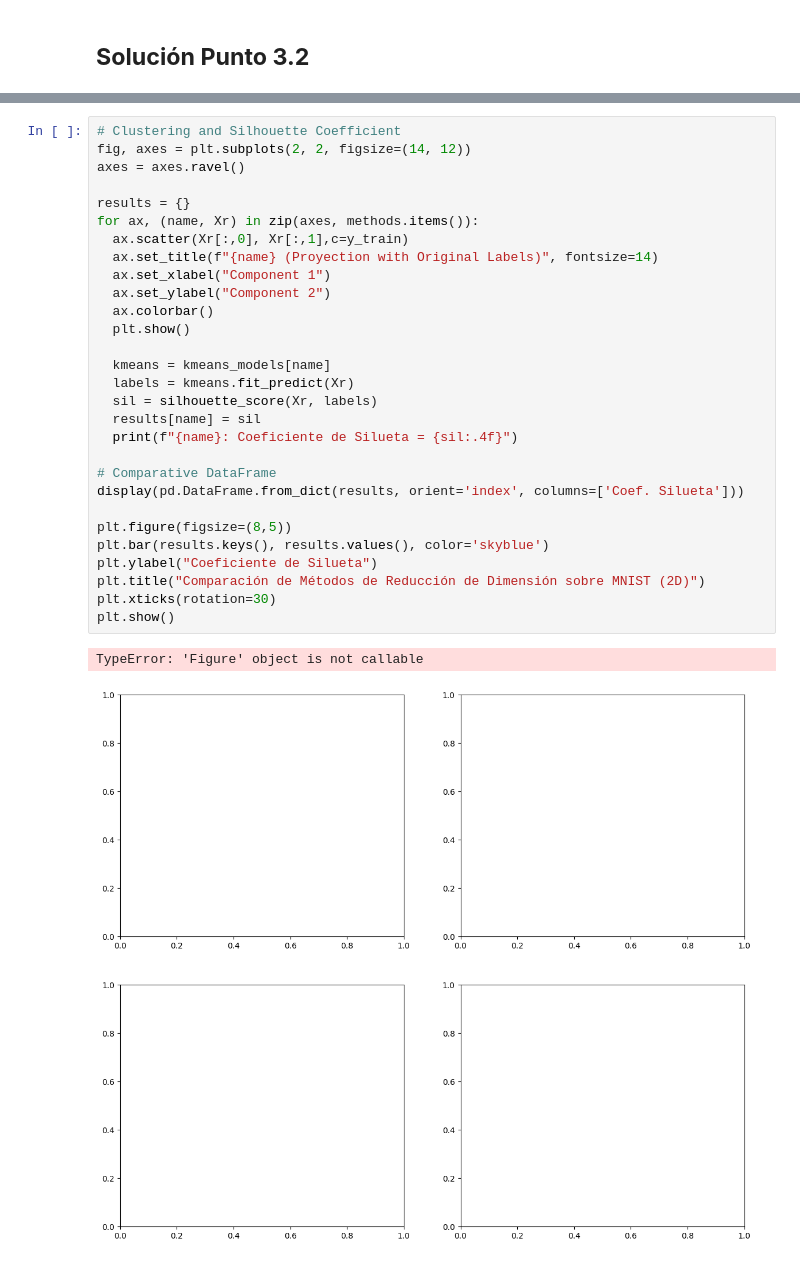
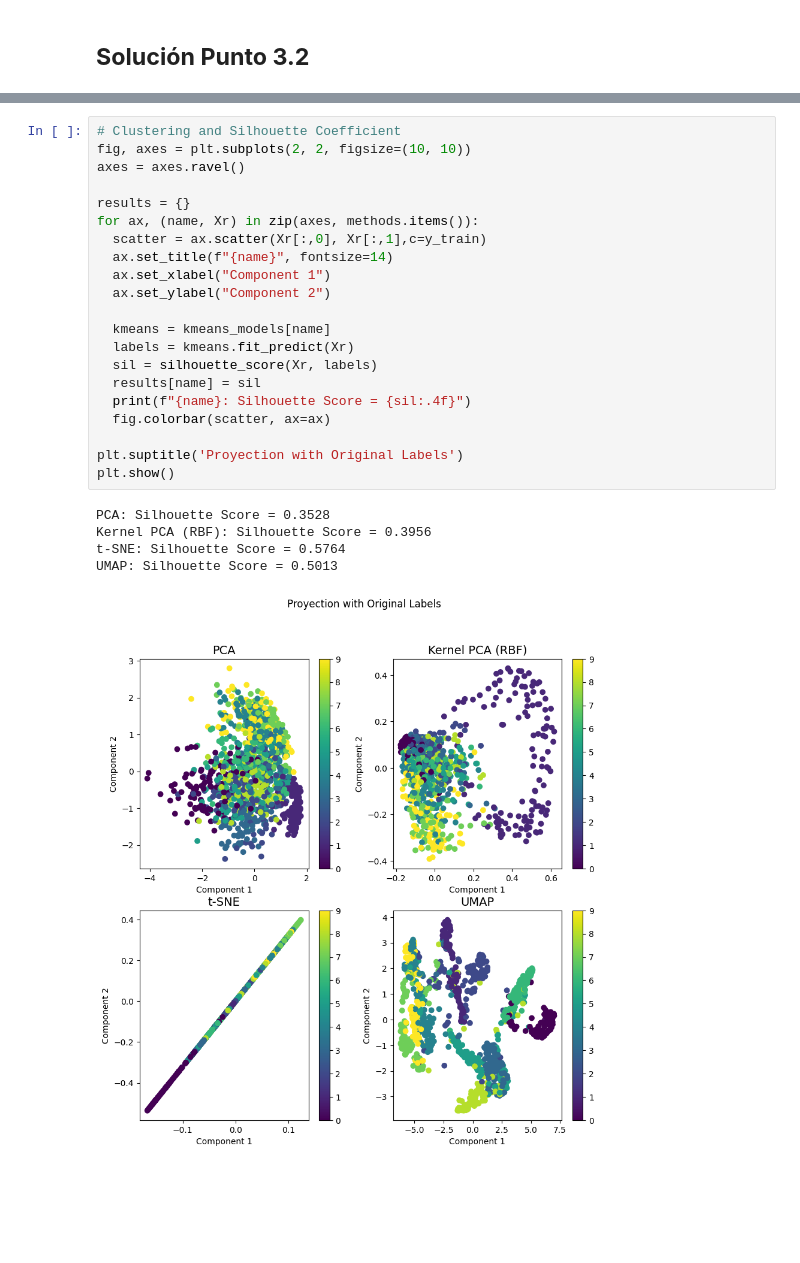
Before and after one commit to JuanJGalindo/ML-Theory, a Jupyter notebook: Tarea6/ReduccionDimension.ipynb, the cells around one changed output, grey strips where cells are left out. Cells and saved outputs as stored; diff of their text form; blank space fills up the shorter version.

```diff
--- a/Tarea6/ReduccionDimension.ipynb
+++ b/Tarea6/ReduccionDimension.ipynb
@@ -811,32 +819,27 @@ plt.show()
 # %%
 # Clustering and Silhouette Coefficient
-fig, axes = plt.subplots(2, 2, figsize=(14, 12))
+fig, axes = plt.subplots(2, 2, figsize=(10, 10))
 axes = axes.ravel()
 
 results = {}
 for ax, (name, Xr) in zip(axes, methods.items()):
-  ax.scatter(Xr[:,0], Xr[:,1],c=y_train)
-  ax.set_title(f"{name} (Proyection with Original Labels)", fontsize=14)
+  scatter = ax.scatter(Xr[:,0], Xr[:,1],c=y_train)
+  ax.set_title(f"{name}", fontsize=14)
   ax.set_xlabel("Component 1")
   ax.set_ylabel("Component 2")
-  ax.colorbar()
-  plt.show()
 
   kmeans = kmeans_models[name]
   labels = kmeans.fit_predict(Xr)
   sil = silhouette_score(Xr, labels)
   results[name] = sil
-  print(f"{name}: Coeficiente de Silueta = {sil:.4f}")
+  print(f"{name}: Silhouette Score = {sil:.4f}")
+  fig.colorbar(scatter, ax=ax)
 
-# Comparative DataFrame
-display(pd.DataFrame.from_dict(results, orient='index', columns=['Coef. Silueta']))
-
-plt.figure(figsize=(8,5))
-plt.bar(results.keys(), results.values(), color='skyblue')
-plt.ylabel("Coeficiente de Silueta")
-plt.title("Comparación de Métodos de Reducción de Dimensión sobre MNIST (2D)")
-plt.xticks(rotation=30)
+plt.suptitle('Proyection with Original Labels')
 plt.show()
 # %% [output]
-TypeError: 'Figure' object is not callable
+PCA: Silhouette Score = 0.3528
+Kernel PCA (RBF): Silhouette Score = 0.3956
+t-SNE: Silhouette Score = 0.5764
+UMAP: Silhouette Score = 0.5013
-[figure, old version]
+[figure, new version]
```
Also changed, not shown: parts of 8 cells of this notebook.
